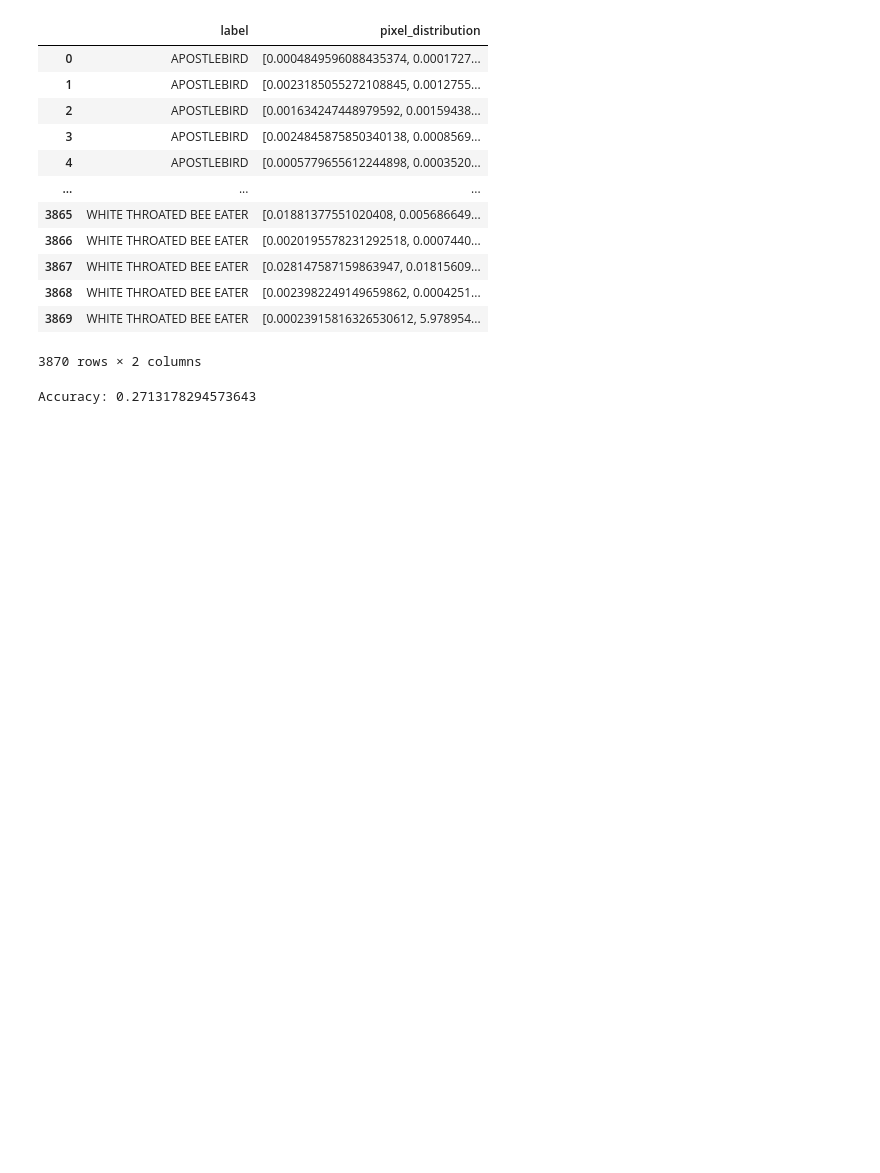
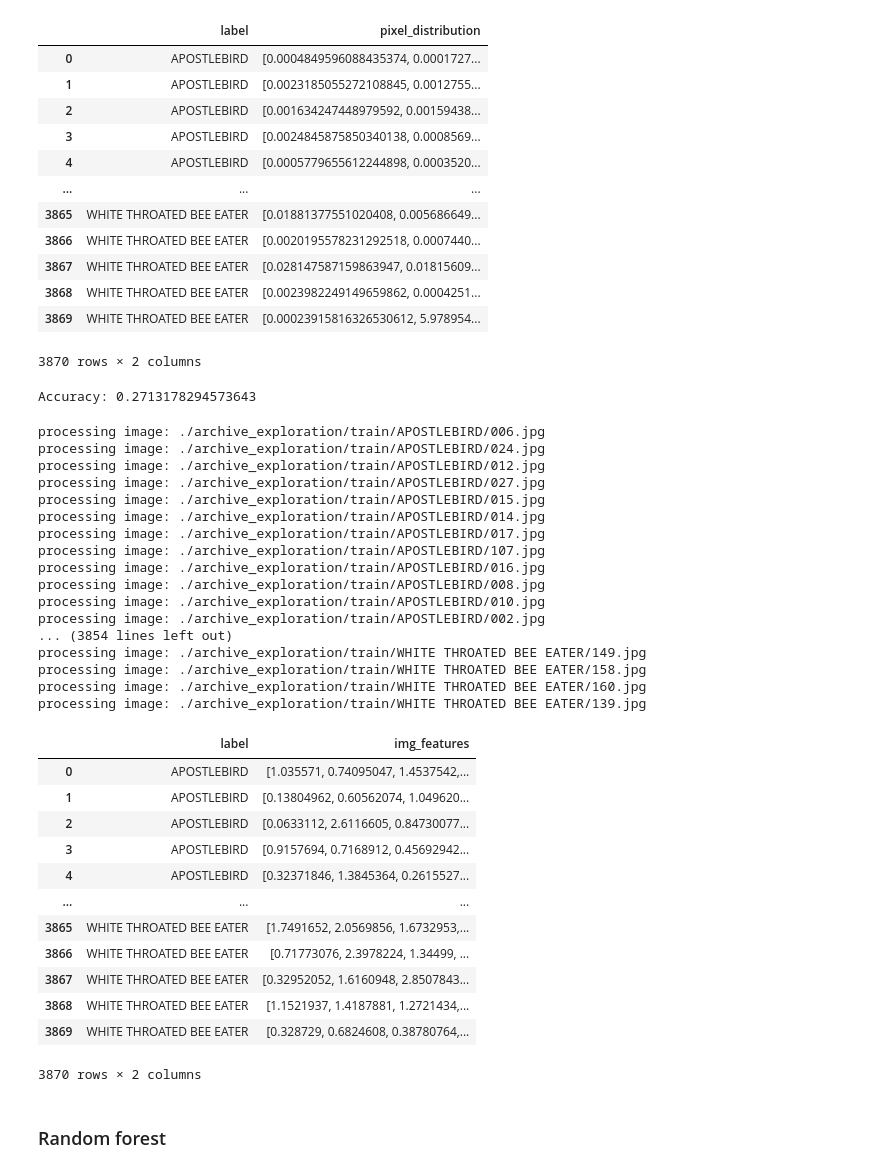
Before and after one commit to MAL-flowdemort/FeatherVision, a Jupyter notebook: FeatherVision.ipynb, the cells around one changed output. Drawn from its saved outputs; the diff is of its cells as text; code cells hidden in the pictures; blank space fills up the shorter version.

Commit message:
implemented img2vec which extracts many features from an image to get the best possible data for our models, rerun those SVM and Random forest

```diff
--- a/FeatherVision.ipynb
+++ b/FeatherVision.ipynb
@@ -646,3 +646,65 @@ print("Accuracy:", accuracy)
 | 3869 | WHITE THROATED BEE EATER | [0.00023915816326530612, 5.978954... |
 3870 rows × 2 columns
 Accuracy: 0.2713178294573643
+# %%
+from img2vec_pytorch import Img2Vec
+import pandas as pd
+from PIL import Image
+import os
+
+img2vec = Img2Vec()
+
+# Read the CSV file
+rf_data = pd.read_csv('archive_exploration/birds.csv')
+
+rf_data_train = rf_data
+dfs = []
+rf_df_train = pd.DataFrame(columns=['label', 'img_features'])
+
+for index, row in rf_data_train.iterrows():
+    image_path = './archive_exploration/' + row['filepaths']
+    label = row['labels']
+
+    if os.path.exists(image_path):
+        print("processing image:", image_path)
+        img = Image.open(image_path)
+        img_features = img2vec.get_vec(img)
+        df = pd.DataFrame({'label': [label], 'img_features': [img_features]})
+        dfs.append(df)
+
+rf_df_train = pd.concat(dfs, ignore_index=True)
+
+display(rf_df_train)
+# %% [output]
+processing image: ./archive_exploration/train/APOSTLEBIRD/006.jpg
+processing image: ./archive_exploration/train/APOSTLEBIRD/024.jpg
+processing image: ./archive_exploration/train/APOSTLEBIRD/012.jpg
+processing image: ./archive_exploration/train/APOSTLEBIRD/027.jpg
+processing image: ./archive_exploration/train/APOSTLEBIRD/015.jpg
+processing image: ./archive_exploration/train/APOSTLEBIRD/014.jpg
+processing image: ./archive_exploration/train/APOSTLEBIRD/017.jpg
+processing image: ./archive_exploration/train/APOSTLEBIRD/107.jpg
+processing image: ./archive_exploration/train/APOSTLEBIRD/016.jpg
+processing image: ./archive_exploration/train/APOSTLEBIRD/008.jpg
+processing image: ./archive_exploration/train/APOSTLEBIRD/010.jpg
+processing image: ./archive_exploration/train/APOSTLEBIRD/002.jpg
+... (3854 lines left out)
+processing image: ./archive_exploration/train/WHITE THROATED BEE EATER/149.jpg
+processing image: ./archive_exploration/train/WHITE THROATED BEE EATER/158.jpg
+processing image: ./archive_exploration/train/WHITE THROATED BEE EATER/160.jpg
+processing image: ./archive_exploration/train/WHITE THROATED BEE EATER/139.jpg
+|  | label | img_features |
+| 0 | APOSTLEBIRD | [1.035571, 0.74095047, 1.4537542,... |
+| 1 | APOSTLEBIRD | [0.13804962, 0.60562074, 1.049620... |
+| 2 | APOSTLEBIRD | [0.0633112, 2.6116605, 0.84730077... |
+| 3 | APOSTLEBIRD | [0.9157694, 0.7168912, 0.45692942... |
+| 4 | APOSTLEBIRD | [0.32371846, 1.3845364, 0.2615527... |
+| ... | ... | ... |
+| 3865 | WHITE THROATED BEE EATER | [1.7491652, 2.0569856, 1.6732953,... |
+| 3866 | WHITE THROATED BEE EATER | [0.71773076, 2.3978224, 1.34499, ... |
+| 3867 | WHITE THROATED BEE EATER | [0.32952052, 1.6160948, 2.8507843... |
+| 3868 | WHITE THROATED BEE EATER | [1.1521937, 1.4187881, 1.2721434,... |
+| 3869 | WHITE THROATED BEE EATER | [0.328729, 0.6824608, 0.38780764,... |
+3870 rows × 2 columns
+# %% [markdown]
+<h3>Random forest</h3>
```
Also changed, not shown: parts of 3 cells of this notebook.
